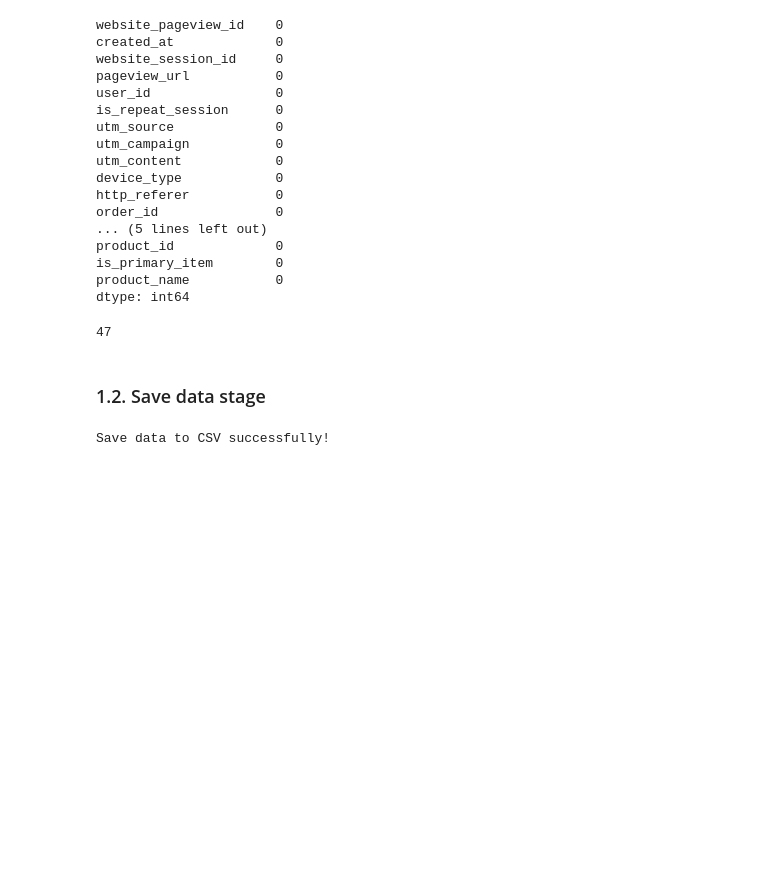
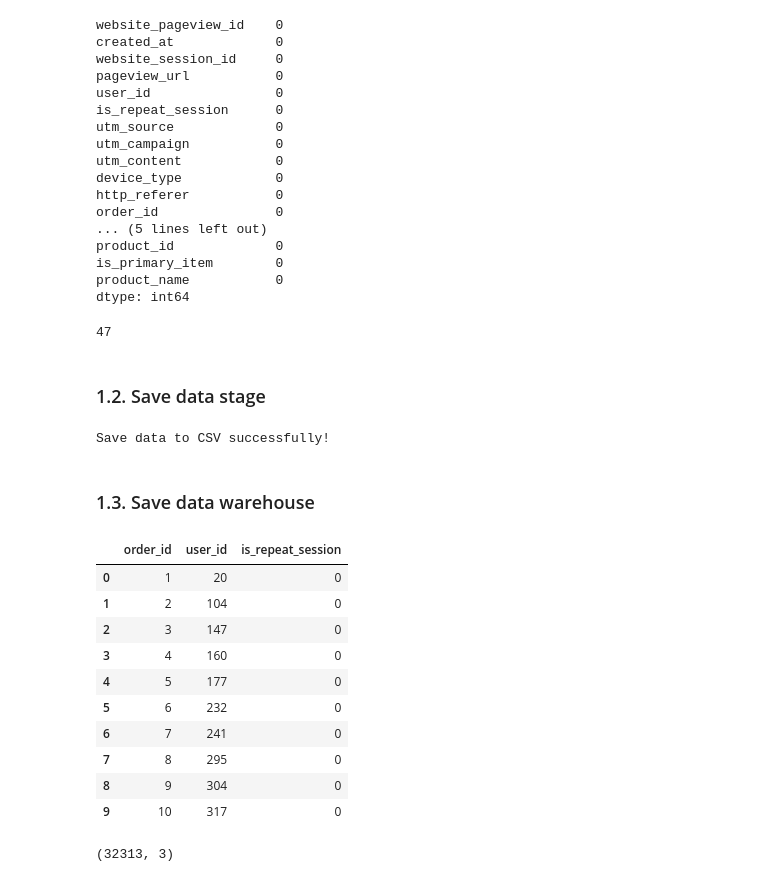
Before and after one commit to phantrongnguyen/toy-store-ecommerce-analytics-platform, a Jupyter notebook: ml/notebooks/01_create_ml_dataset.ipynb, the cells around one changed output. Cells and saved outputs as stored; diff of their text form; code cells hidden in the pictures; blank space fills up the shorter version.

Commit message:
feat: add data dim order table

```diff
--- a/ml/notebooks/01_create_ml_dataset.ipynb
+++ b/ml/notebooks/01_create_ml_dataset.ipynb
@@ -132,3 +132,25 @@ data.to_csv('data/processed/stage.csv', index=False)
 print("Save data to CSV successfully!")
 # %% [output]
 Save data to CSV successfully!
+# %% [markdown]
+### 1.3. Save data warehouse
+# %%
+data_dim_order = pd.read_sql("SELECT * FROM dim_order", engine)
+# %%
+data_dim_order.head(10)
+# %% [output]
+|  | order_id | user_id | is_repeat_session |
+| 0 | 1 | 20 | 0 |
+| 1 | 2 | 104 | 0 |
+| 2 | 3 | 147 | 0 |
+| 3 | 4 | 160 | 0 |
+| 4 | 5 | 177 | 0 |
+| 5 | 6 | 232 | 0 |
+| 6 | 7 | 241 | 0 |
+| 7 | 8 | 295 | 0 |
+| 8 | 9 | 304 | 0 |
+| 9 | 10 | 317 | 0 |
+# %%
+data_dim_order.shape
+# %% [output]
+(32313, 3)
```
Also changed, not shown: parts of 4 cells of this notebook, 1 other file.
